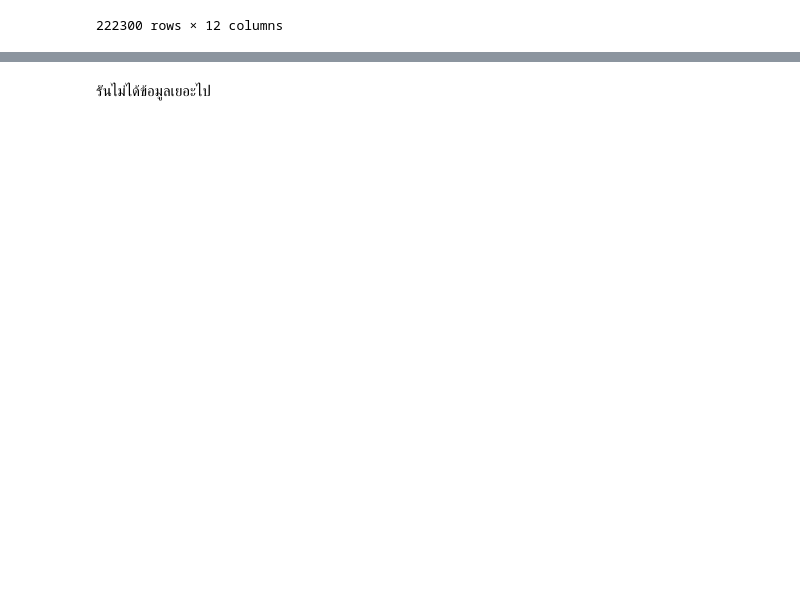
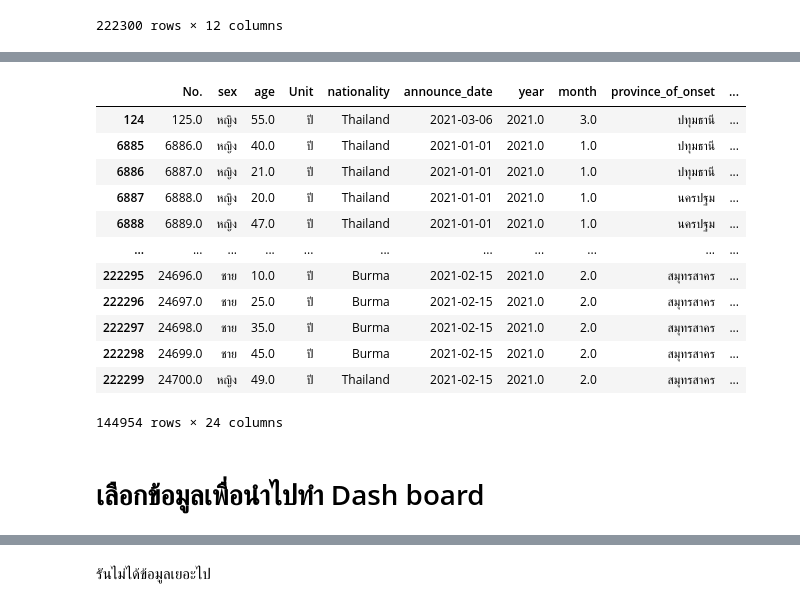
Before and after one commit to team0243/data_viz_2022, a Jupyter notebook: Project.ipynb, the cells around one changed output, grey strips where cells are left out. Cells and saved outputs as stored; diff of their text form; code cells hidden in the pictures; blank space fills up the shorter version.

```diff
--- a/Project.ipynb
+++ b/Project.ipynb
@@ -778,0 +935,19 @@ data_e2
+# %%
+data_e4 = data_e3.dropna() #ใช้ .dropna ในการตัดแถวข้อมูลที่มีค่า missing
+data_e4
+# %% [output]
+|  | No. | sex | age | Unit | nationality | announce_date | year | month | province_of_onset | ... |
+| 124 | 125.0 | หญิง | 55.0 | ปี | Thailand | 2021-03-06 | 2021.0 | 3.0 | ปทุมธานี | ... |
+| 6885 | 6886.0 | หญิง | 40.0 | ปี | Thailand | 2021-01-01 | 2021.0 | 1.0 | ปทุมธานี | ... |
+| 6886 | 6887.0 | หญิง | 21.0 | ปี | Thailand | 2021-01-01 | 2021.0 | 1.0 | ปทุมธานี | ... |
+| 6887 | 6888.0 | หญิง | 20.0 | ปี | Thailand | 2021-01-01 | 2021.0 | 1.0 | นครปฐม | ... |
+| 6888 | 6889.0 | หญิง | 47.0 | ปี | Thailand | 2021-01-01 | 2021.0 | 1.0 | นครปฐม | ... |
+| ... | ... | ... | ... | ... | ... | ... | ... | ... | ... | ... |
+| 222295 | 24696.0 | ชาย | 10.0 | ปี | Burma | 2021-02-15 | 2021.0 | 2.0 | สมุทรสาคร | ... |
+| 222296 | 24697.0 | ชาย | 25.0 | ปี | Burma | 2021-02-15 | 2021.0 | 2.0 | สมุทรสาคร | ... |
+| 222297 | 24698.0 | ชาย | 35.0 | ปี | Burma | 2021-02-15 | 2021.0 | 2.0 | สมุทรสาคร | ... |
+| 222298 | 24699.0 | ชาย | 45.0 | ปี | Burma | 2021-02-15 | 2021.0 | 2.0 | สมุทรสาคร | ... |
+| 222299 | 24700.0 | หญิง | 49.0 | ปี | Thailand | 2021-02-15 | 2021.0 | 2.0 | สมุทรสาคร | ... |
+144954 rows × 24 columns
+# %% [markdown]
+# เลือกข้อมูลเพื่อนำไปทำ Dash board
```
Also changed, not shown: parts of 16 cells of this notebook.
